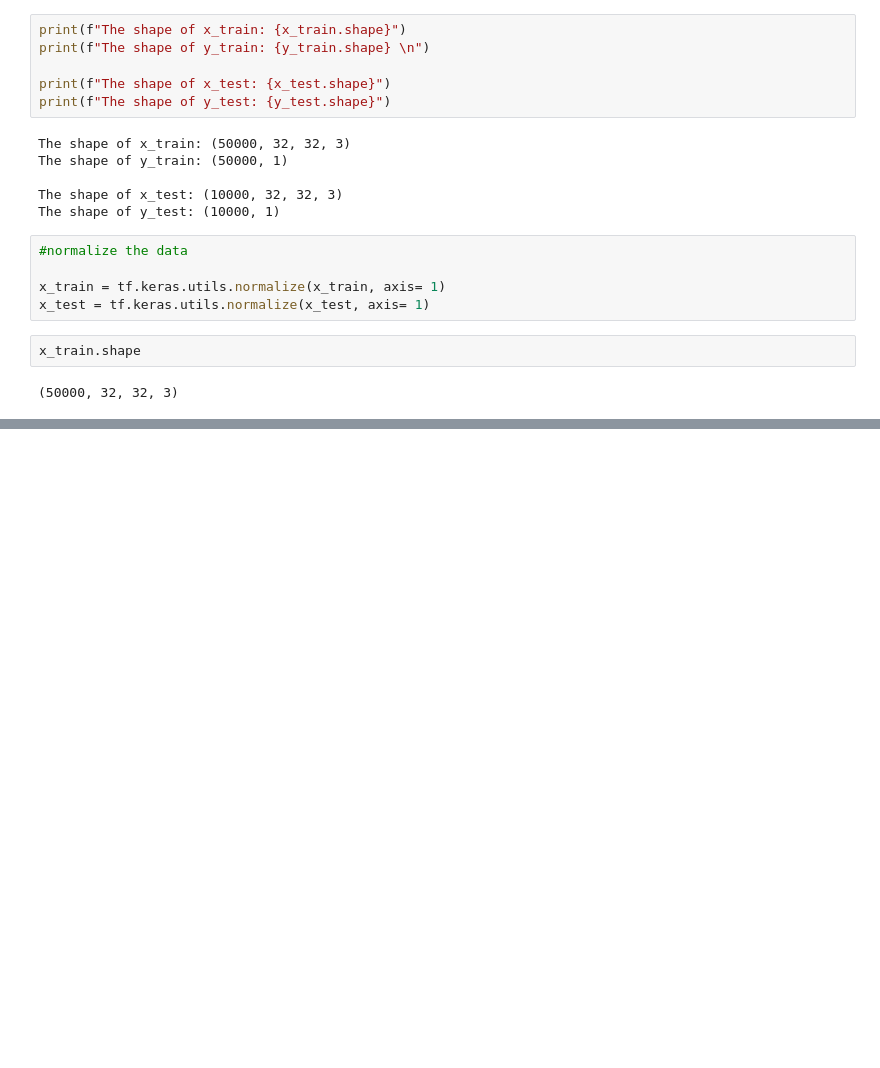
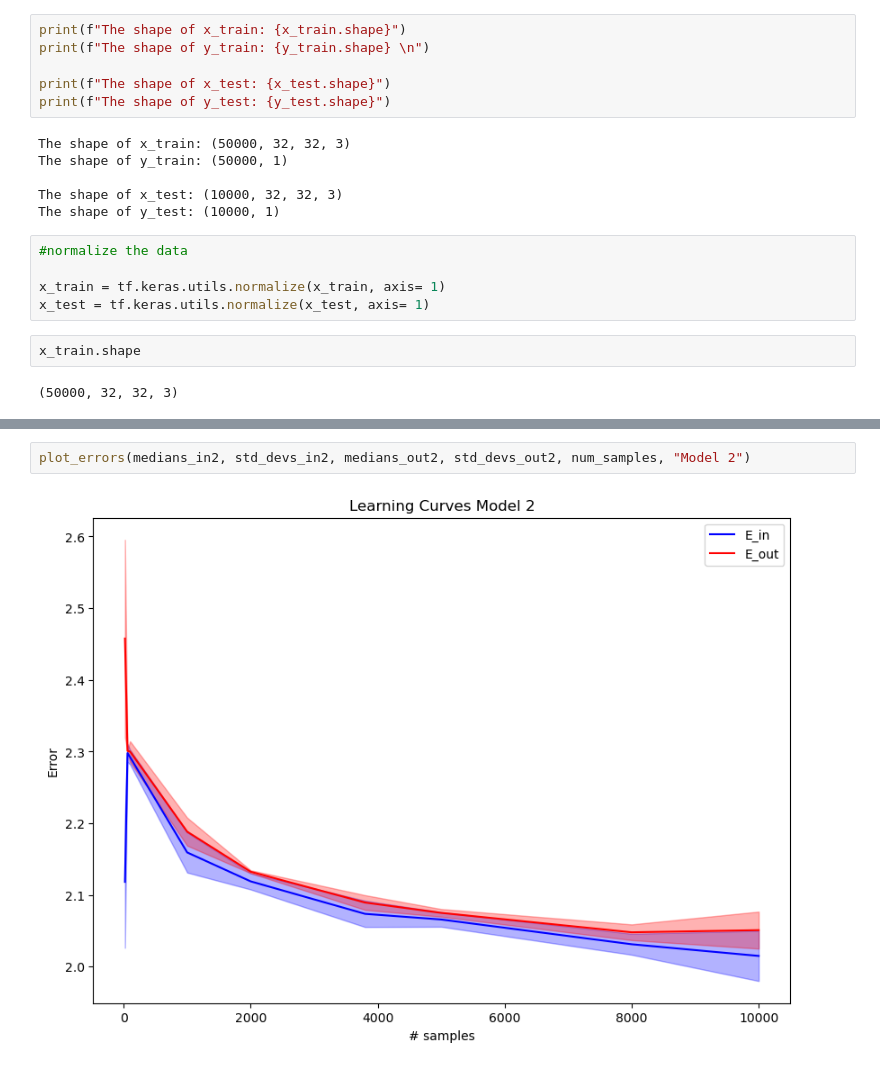
Before and after one commit to diegongz/deep-learning, a Jupyter notebook: projects/project-2/HW-2.ipynb, the cells around one changed output, grey strips where cells are left out. Drawn from its saved outputs; the diff is of its cells as text; blank space fills up the shorter version.

```diff
--- a/projects/project-2/HW-2.ipynb
+++ b/projects/project-2/HW-2.ipynb
@@ -178,0 +208,4 @@ plt.show()
+# %%
+plot_errors(medians_in2, std_devs_in2, medians_out2, std_devs_out2, num_samples, "Model 2")
+# %% [output]
+[figure, added]
```
Also changed, not shown: parts of 11 cells of this notebook, 13 other files.
